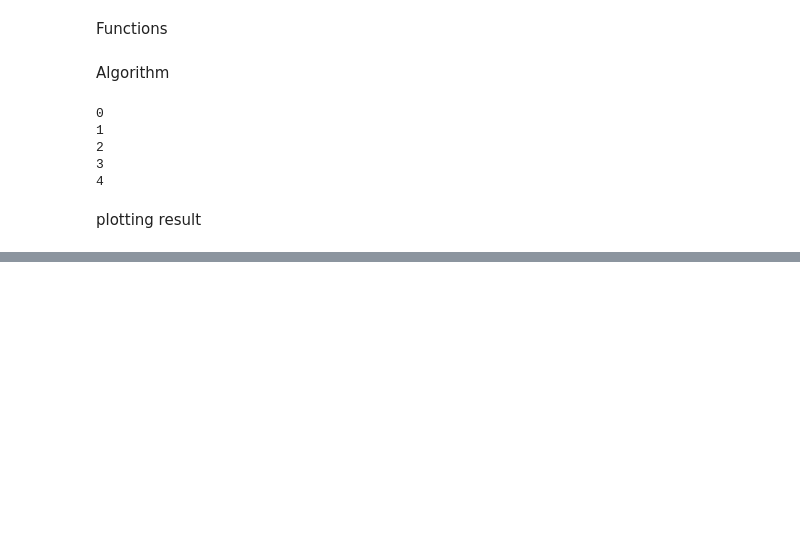
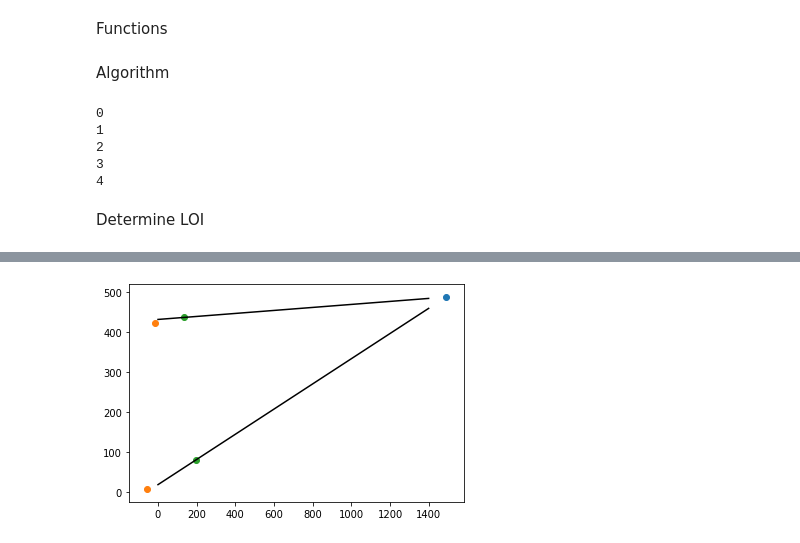
Before and after one commit to jmhaussaire/SOAI-Project, a Jupyter notebook: classification.ipynb, the cells around one changed output, grey strips where cells are left out. Drawn from its saved outputs; the diff is of its cells as text; code cells hidden in the pictures; blank space fills up the shorter version.

```diff
--- a/classification.ipynb
+++ b/classification.ipynb
@@ -26,20 +27,16 @@ import copy
 # Get bounding box corners from xml file
 # %%
 
-all_xml = glob.glob('outputs/*.xml')
+all_xml = glob.glob('outputs_17_02_2020/*.xml')
 
 tracks = []
 ids = []
-all_x = []
-all_y = []
-for x in all_xml:
-  root = ET.parse(x).getroot()
+for f in all_xml:
+  root = ET.parse(f).getroot()
   v_ids = root.findall('object/pose')
   xmin = root.findall('object/bndbox/xmin')
   ymin = root.findall('object/bndbox/ymin')
   for v_id,x,y in zip(v_ids,xmin,ymin):
-    all_x.append(float(x.text))
-    all_y.append(float(y.text))
     if not v_id.text in ids:
       ids.append(v_id.text)
       track = dict({
@@ -49,8 +46,9 @@ for x in all_xml:
       })
       tracks.append(track)
     else:
-      for t in tracks[-1:0:-1]:
-        if t['v_id'] == v_id.text:
-          track = t
+      # for t in tracks[-1:0:-1]:
+      #   if t['v_id'] == v_id.text:
+      #     track = t
+      track = tracks[ids.index(v_id.text)]
       track['x'].append(float(x.text))
       track['y'].append(float(y.text))
@@ -154,5 +139,62 @@ while True:
 2
 3
 4
-# %% [markdown]
-plotting result
+# %% [markdown]
+Determine LOI
+# %%
+def get_intersection(slope1,intercept1,slope2,intercept2):
+  x = (intercept2-intercept1)/(slope1-slope2)
+  y = intercept1+slope1*x
+  return x,y
+
+# get the outter most lanes
+# by computing the angle between each pair of clusters
+# and picking the highest angle
+max_sin = 0
+for (c1,c2) in itertools.combinations(clusters,2):
+  x,y = get_intersection(
+      c1['mean'][0],c1['mean'][1],c2['mean'][0],c2['mean'][1])
+  p2 = (x+1,c2['mean'][0]*(x+1) + c2['mean'][1])
+  dist = dist_point(p2,c1['mean'])
+  sin_angle = np.sqrt(dist)
+  if sin_angle>max_sin:
+    max_sin=sin_angle
+    pair = (c1,c2)
+
+
+(c1,c2) = pair
+x0,y0 = get_intersection(
+      c1['mean'][0],c1['mean'][1],c2['mean'][0],c2['mean'][1])
+
+# find the point of each cluster the furthest away from the intersection
+points = []
+dists = []
+for c in pair:
+  points.append((0,0))
+  dists.append(0)
+  for track in c['tracks']:
+    for x,y in zip(track['x'],track['y']):
+      dist = (x-x0)**2 + (y-y0)**2
+      if dist>dists[-1]:
+        points[-1] = (x,y)
+        dists[-1] = dist
+points = np.array(points)
+
+# Take the shorter of the two distances,
+# Pick a point on each lane which is at 90% of that distance
+# These two points determine your LOI
+margin = 0.9
+dist = margin*np.sqrt(min(dists))
+
+final_points = []
+for c,p in zip(pair,points):
+  vec = (1,c['mean'][0]*(x0+1) + c['mean'][1]-y0)
+  norm_vec = np.sqrt(vec[0]**2+vec[1]**2)
+  uvec = (vec[0]/norm_vec, vec[1]/norm_vec)
+  vec = (p[0]-x0,p[1]-y0)
+  final_points.append( (
+      x0 + dist*uvec[0]*np.sign(np.dot(uvec,vec)),
+      y0 + dist*uvec[1]*np.sign(np.dot(uvec,vec))
+  ))
+final_points = np.array(final_points)
+# %% [output]
@@ -158,0 +210 @@ plotting result
+[figure, added]
```
Also changed, not shown: parts of 8 cells of this notebook.
